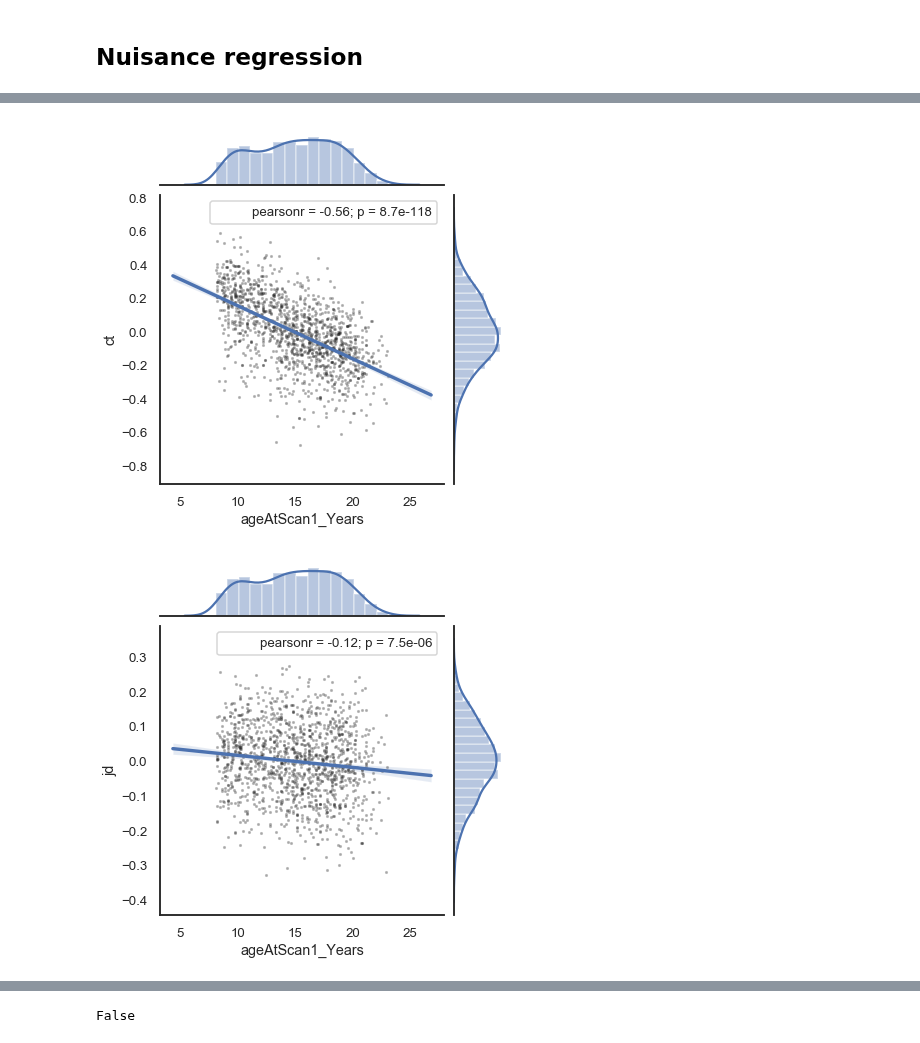
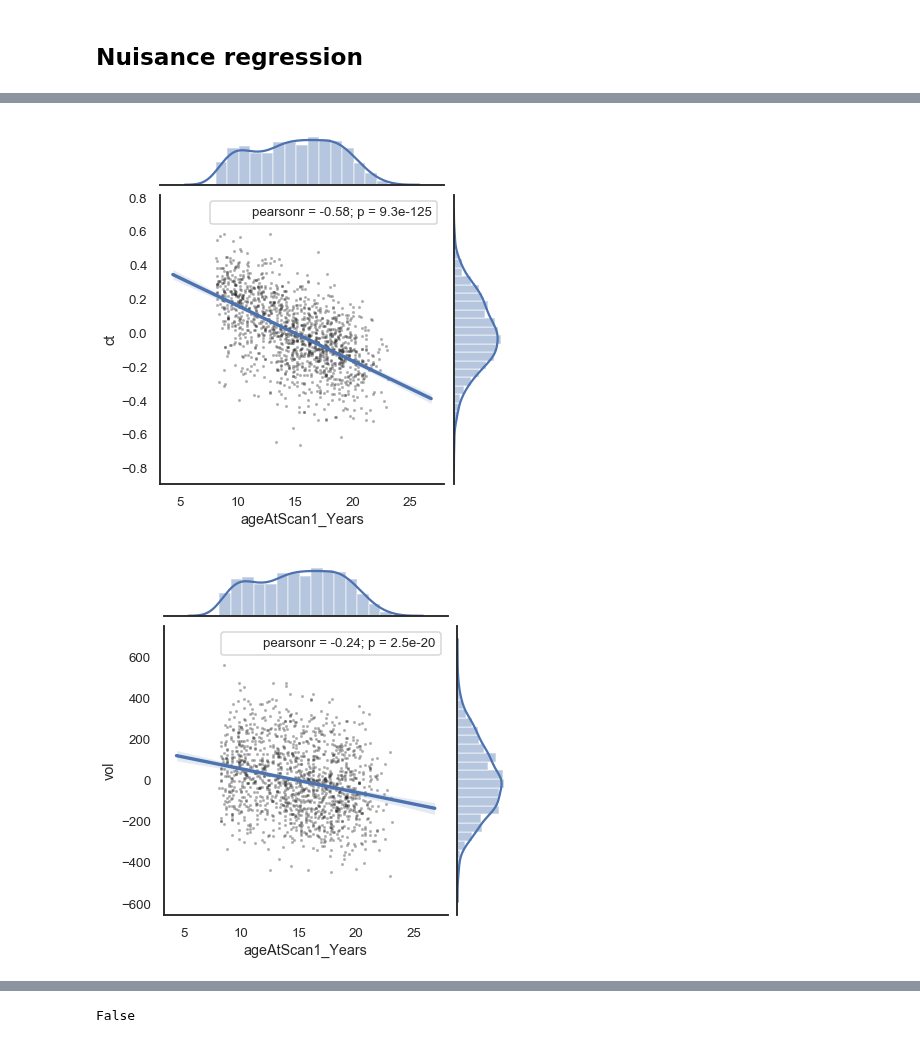
Before and after one commit to lindenmp/normative_neurodev_cs_t1, a Jupyter notebook: code/clean_node_metrics.ipynb, the cells around one changed output, grey strips where cells are left out. Drawn from its saved outputs; the diff is of its cells as text; code cells hidden in the pictures.

```diff
--- a/code/clean_node_metrics.ipynb
+++ b/code/clean_node_metrics.ipynb
@@ -64,7 +63,7 @@ df_node.head()
 # Labels
 sns.set(style='white', context = 'talk', font_scale = .8)
 # %%
-metrics = ('ct', 'jd')
+metrics = ('ct', 'vol')
 df_node_mean = pd.DataFrame(index = df_node.index, columns = metrics)
 for metric in metrics:
     df_node_mean[metric] = df_node.filter(regex = metric, axis = 1).mean(axis = 1)
@@ -140,15 +137,15 @@ f.annotate(sp.stats.pearsonr)
 f.plot_joint(plt.scatter, c = "k", s = 5, linewidth = 2, marker = ".", alpha = 0.3)
 f.ax_joint.collections[0].set_alpha(0)
 # %% [output]
-[figure, old version]
+[figure, new version]
 # %%
 metric_x = 'ageAtScan1_Years'
-metric_y = 'jd'
+metric_y = 'vol'
 f = sns.jointplot(x = df[metric_x], y = df_node_mean[metric_y], kind="reg")
 f.annotate(sp.stats.pearsonr)
 f.plot_joint(plt.scatter, c = "k", s = 5, linewidth = 2, marker = ".", alpha = 0.3)
 f.ax_joint.collections[0].set_alpha(0)
 # %% [output]
-[figure, old version]
+[figure, new version]
 # %%
 metric_x = 'ct'
```
Also changed, not shown: parts of 14 cells of this notebook, 3 other files.
